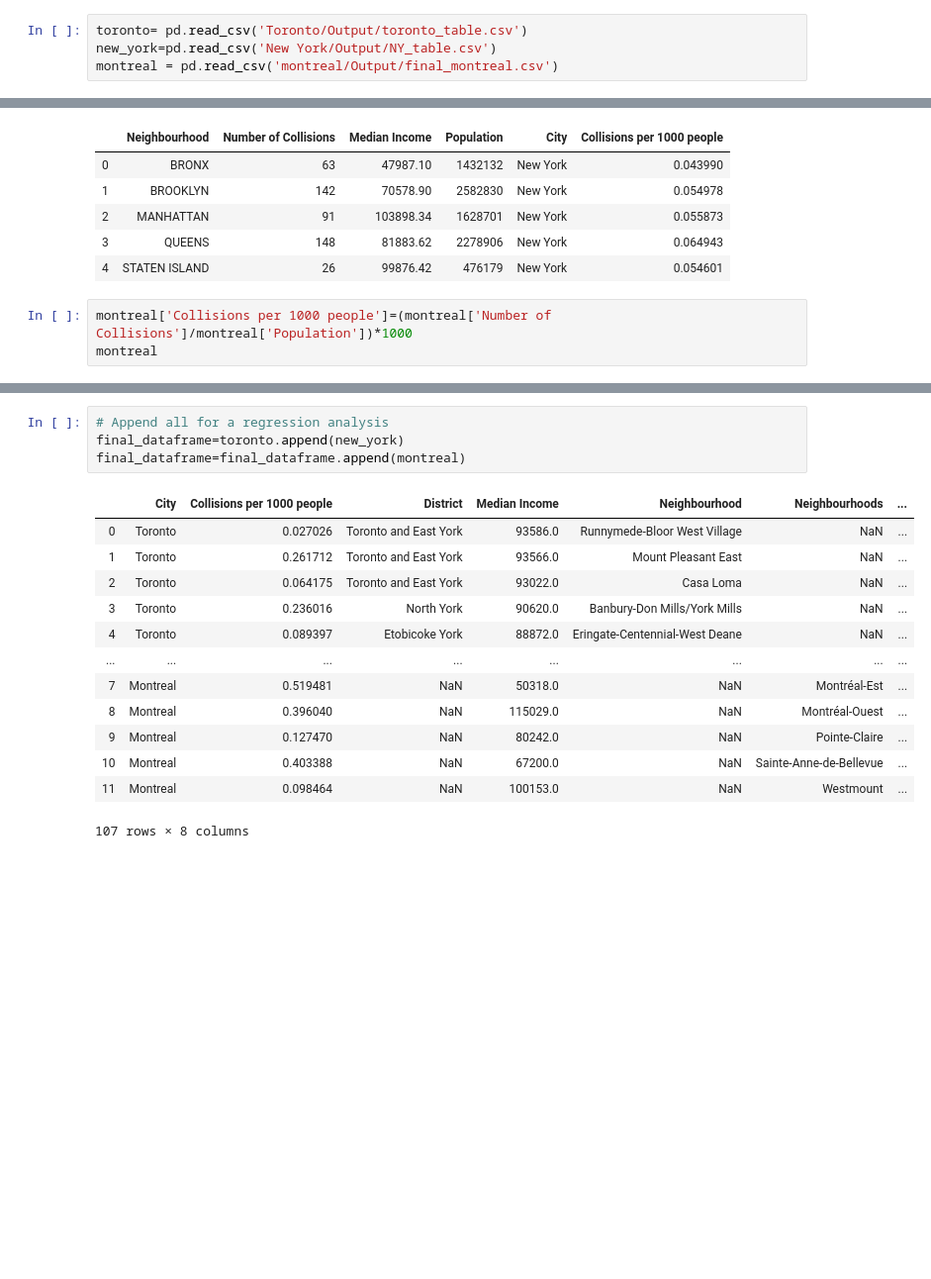
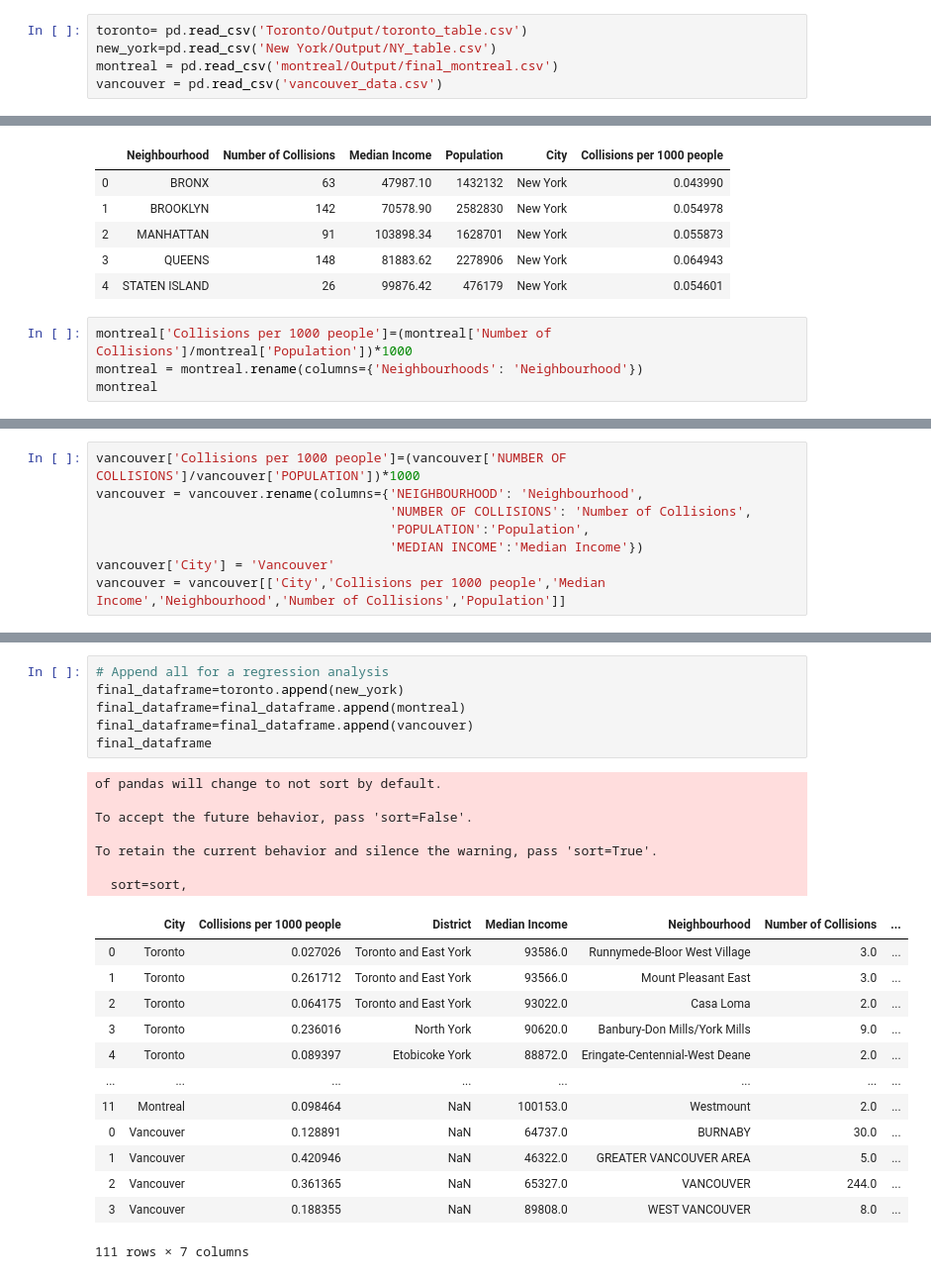
Before and after one commit to nupurgupta5292/SES-vs-Fatal-Road-Collisions, a Jupyter notebook: Combined_Data.ipynb, the cells around one changed output, grey strips where cells are left out. Shown: that part at 99% size. Drawn from its saved outputs; the diff is of its cells as text; blank space fills up the shorter version.

```diff
--- a/Combined_Data.ipynb
+++ b/Combined_Data.ipynb
@@ -10,6 +8,7 @@ from ipywidgets.embed import embed_minimal_html
 toronto= pd.read_csv('Toronto/Output/toronto_table.csv')
 new_york=pd.read_csv('New York/Output/NY_table.csv')
 montreal = pd.read_csv('montreal/Output/final_montreal.csv')
+vancouver = pd.read_csv('vancouver_data.csv')
 # %%
 toronto
 # %% [output]
@@ -83,5 +98,6 @@ new_york
 | 4 | STATEN ISLAND | 26 | 99876.42 | 476179 | New York | 0.054601 |
 # %%
 montreal['Collisions per 1000 people']=(montreal['Number of Collisions']/montreal['Population'])*1000
+montreal = montreal.rename(columns={'Neighbourhoods': 'Neighbourhood'})
 montreal
 # %% [output]
@@ -100,0 +121,8 @@ montreal
+# %%
+vancouver['Collisions per 1000 people']=(vancouver['NUMBER OF COLLISIONS']/vancouver['POPULATION'])*1000
+vancouver = vancouver.rename(columns={'NEIGHBOURHOOD': 'Neighbourhood',
+                                      'NUMBER OF COLLISIONS': 'Number of Collisions',
+                                      'POPULATION':'Population',
+                                      'MEDIAN INCOME':'Median Income'})
+vancouver['City'] = 'Vancouver'
+vancouver = vancouver[['City','Collisions per 1000 people','Median Income','Neighbourhood','Number of Collisions','Population']]
@@ -101,21 +137,30 @@ montreal
 # %%
 # Append all for a regression analysis
 final_dataframe=toronto.append(new_york)
 final_dataframe=final_dataframe.append(montreal)
+final_dataframe=final_dataframe.append(vancouver)
+final_dataframe
 # %% [output]
+of pandas will change to not sort by default.
+
+To accept the future behavior, pass 'sort=False'.
+
+To retain the current behavior and silence the warning, pass 'sort=True'.
+
+  sort=sort,
-|  | City | Collisions per 1000 people | District | Median Income | Neighbourhood | Neighbourhoods | ... |
-| 0 | Toronto | 0.027026 | Toronto and East York | 93586.0 | Runnymede-Bloor West Village | NaN | ... |
-| 1 | Toronto | 0.261712 | Toronto and East York | 93566.0 | Mount Pleasant East | NaN | ... |
-| 2 | Toronto | 0.064175 | Toronto and East York | 93022.0 | Casa Loma | NaN | ... |
-| 3 | Toronto | 0.236016 | North York | 90620.0 | Banbury-Don Mills/York Mills | NaN | ... |
-| 4 | Toronto | 0.089397 | Etobicoke York | 88872.0 | Eringate-Centennial-West Deane | NaN | ... |
+|  | City | Collisions per 1000 people | District | Median Income | Neighbourhood | Number of Collisions | ... |
+| 0 | Toronto | 0.027026 | Toronto and East York | 93586.0 | Runnymede-Bloor West Village | 3.0 | ... |
+| 1 | Toronto | 0.261712 | Toronto and East York | 93566.0 | Mount Pleasant East | 3.0 | ... |
+| 2 | Toronto | 0.064175 | Toronto and East York | 93022.0 | Casa Loma | 2.0 | ... |
+| 3 | Toronto | 0.236016 | North York | 90620.0 | Banbury-Don Mills/York Mills | 9.0 | ... |
+| 4 | Toronto | 0.089397 | Etobicoke York | 88872.0 | Eringate-Centennial-West Deane | 2.0 | ... |
 | ... | ... | ... | ... | ... | ... | ... | ... |
-| 7 | Montreal | 0.519481 | NaN | 50318.0 | NaN | Montréal-Est | ... |
-| 8 | Montreal | 0.396040 | NaN | 115029.0 | NaN | Montréal-Ouest | ... |
-| 9 | Montreal | 0.127470 | NaN | 80242.0 | NaN | Pointe-Claire | ... |
-| 10 | Montreal | 0.403388 | NaN | 67200.0 | NaN | Sainte-Anne-de-Bellevue | ... |
-| 11 | Montreal | 0.098464 | NaN | 100153.0 | NaN | Westmount | ... |
+| 11 | Montreal | 0.098464 | NaN | 100153.0 | Westmount | 2.0 | ... |
+| 0 | Vancouver | 0.128891 | NaN | 64737.0 | BURNABY | 30.0 | ... |
+| 1 | Vancouver | 0.420946 | NaN | 46322.0 | GREATER VANCOUVER AREA | 5.0 | ... |
+| 2 | Vancouver | 0.361365 | NaN | 65327.0 | VANCOUVER | 244.0 | ... |
+| 3 | Vancouver | 0.188355 | NaN | 89808.0 | WEST VANCOUVER | 8.0 | ... |
-107 rows × 8 columns
+111 rows × 7 columns
 # %%
 x_axis = toronto['Median Income']
 y_axis = toronto['Collisions per 1000 people']
```
Also changed, not shown: parts of 8 cells of this notebook, 8 other files.
